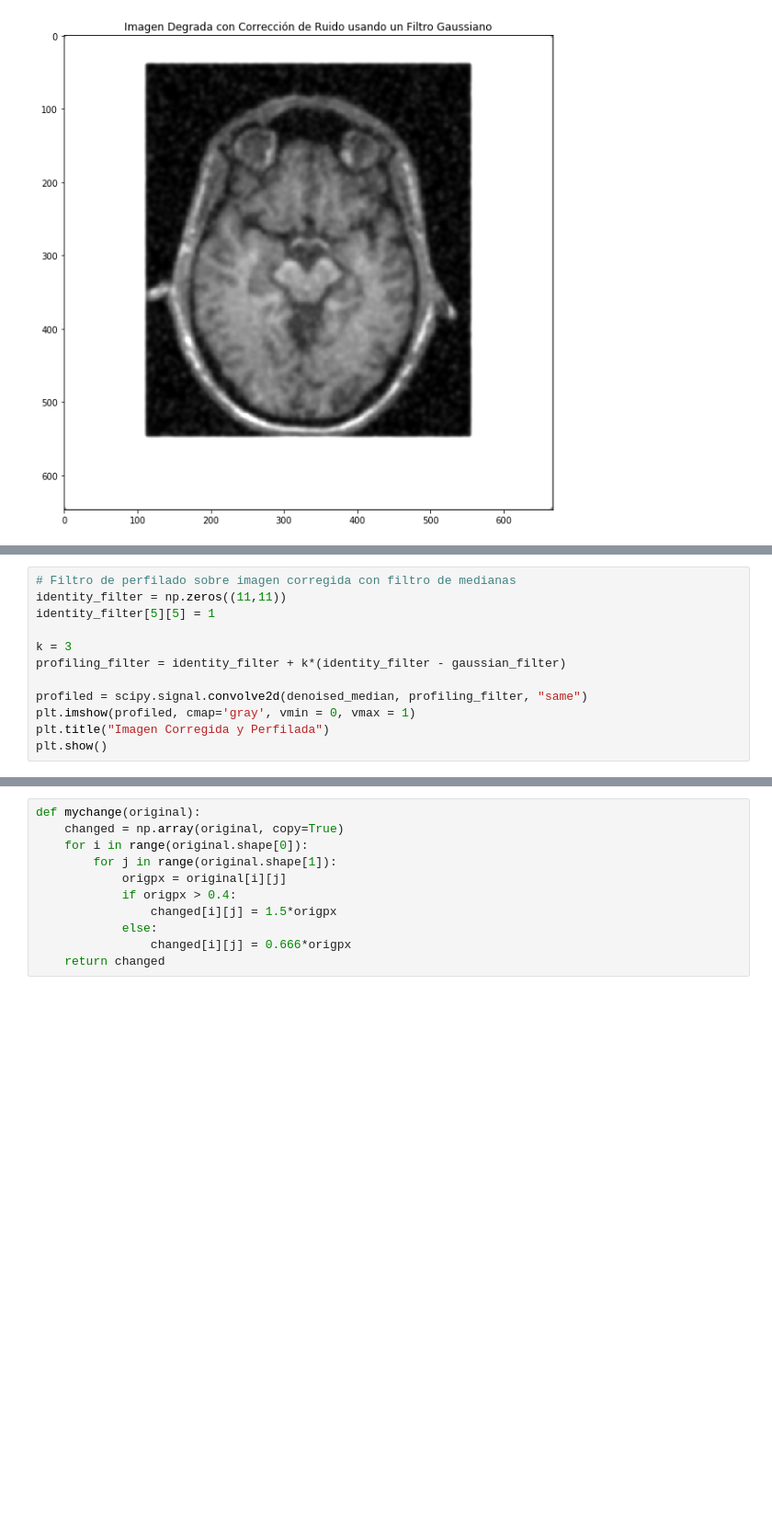
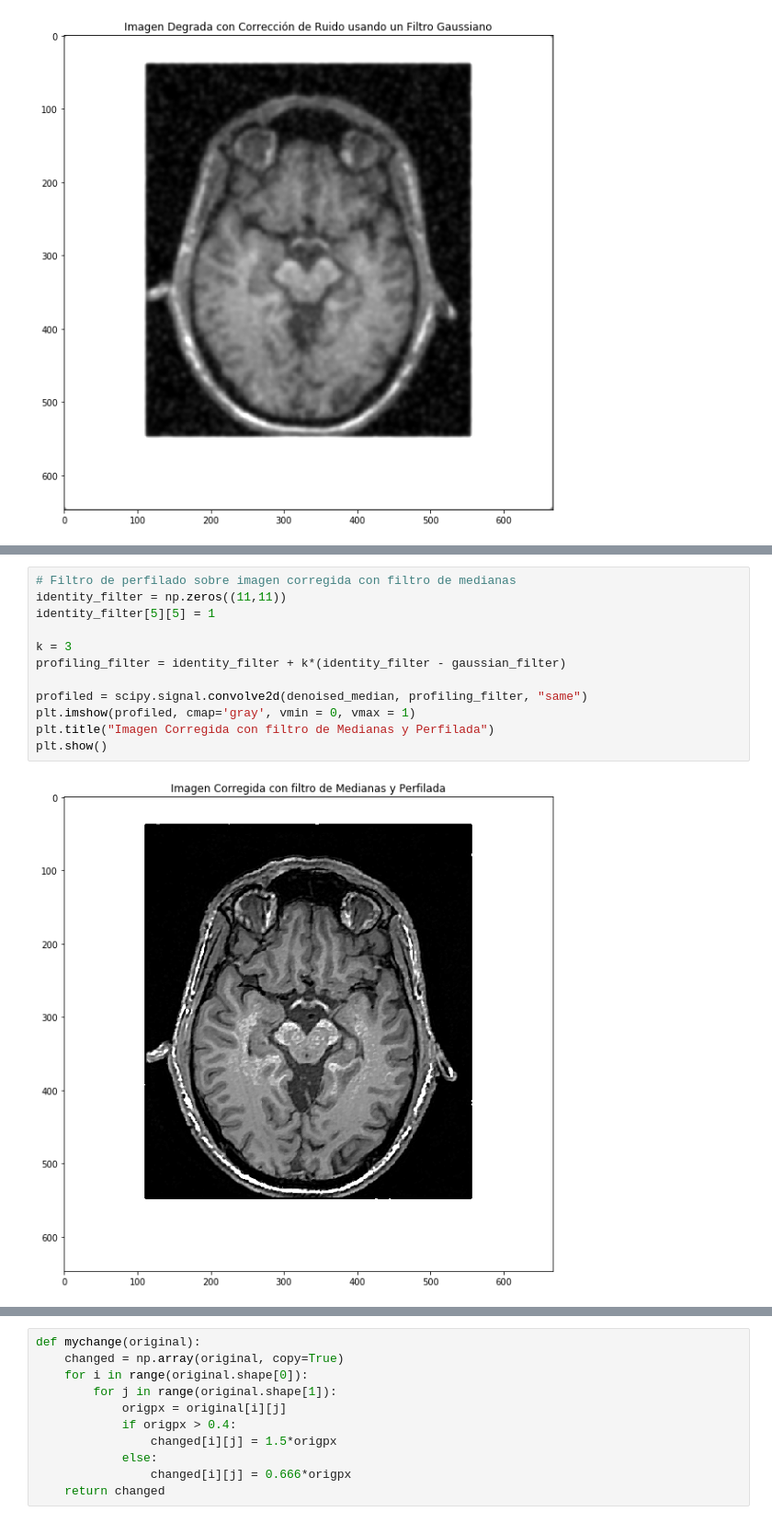
Before and after one commit to javierdiegof/Patrones-Cerebro, a Jupyter notebook: cerebro.ipynb, the cells around one changed output, grey strips where cells are left out. Shown at 92% size. Drawn from its saved outputs; the diff is of its cells as text; blank space fills up the shorter version.

```diff
--- a/cerebro.ipynb
+++ b/cerebro.ipynb
@@ -148,12 +150,14 @@ plt.show()
 # %%
 # Filtro de perfilado sobre imagen corregida con filtro de medianas
 identity_filter = np.zeros((11,11))
 identity_filter[5][5] = 1
 
 k = 3
 profiling_filter = identity_filter + k*(identity_filter - gaussian_filter)
 
 profiled = scipy.signal.convolve2d(denoised_median, profiling_filter, "same")
 plt.imshow(profiled, cmap='gray', vmin = 0, vmax = 1)
-plt.title("Imagen Corregida y Perfilada")
+plt.title("Imagen Corregida con filtro de Medianas y Perfilada")
 plt.show()
+# %% [output]
+[figure, added]
```
Also changed, not shown: parts of 18 cells of this notebook, 1 other file.
